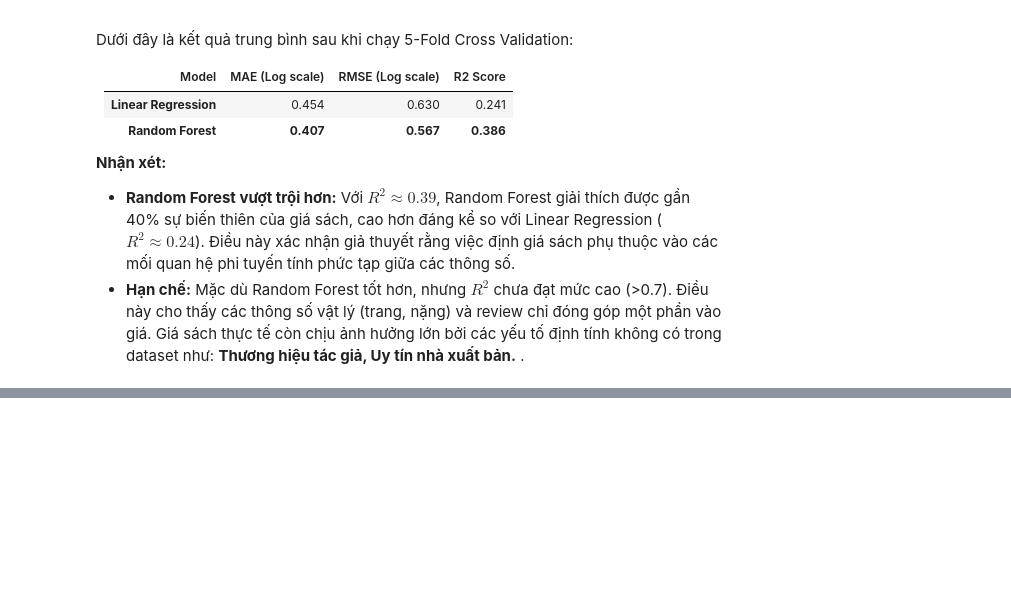
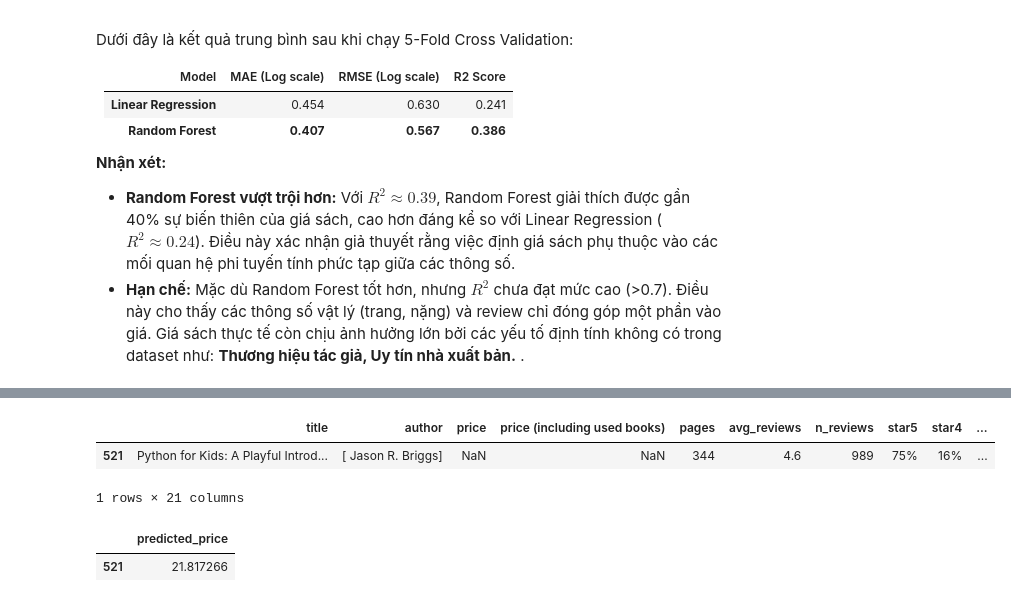
Before and after one commit to dihungg/amazonbook, a Jupyter notebook: Question.ipynb, the cells around one changed output, grey strips where cells are left out. Saved outputs shown, nothing was run; the diff lists cells and outputs as text; code cells hidden in the pictures; blank space fills up the shorter version.

```diff
--- a/Question.ipynb
+++ b/Question.ipynb
@@ -155,6 +155,7 @@ cols_fill_zero = [
 for col in cols_fill_zero:
     Amazon_books[col] = Amazon_books[col].fillna(0)
 
+Amazon_books_test = Amazon_books.copy()
 # Thay giá trị trung bình với các cột weight_lbs và volume
 cols_fill_mean = ['weight_lbs', 'volume']
 for col in cols_fill_mean:
@@ -774,0 +823,9 @@ Dưới đây là kết quả trung bình sau khi chạy 5-Fold Cross Validation
+# %%
+# Tìm sách thiếu giá trị ở cột price nhưng các giá trị ở feature đầy đủ
+Amazon_books_missing_price = Amazon_books_test[Amazon_books_test['price'].isna()]
+Amazon_books_missing_price = Amazon_books_missing_price.dropna(subset=features)
+Amazon_books_missing_price
+# %% [output]
+|  | title | author | price | price (including used books) | pages | avg_reviews | n_reviews | star5 | star4 | ... |
+| 521 | Python for Kids: A Playful Introd... | [ Jason R. Briggs] | NaN | NaN | 344 | 4.6 | 989 | 75% | 16% | ... |
+1 rows × 21 columns
@@ -774,0 +870,8 @@ Dưới đây là kết quả trung bình sau khi chạy 5-Fold Cross Validation
+# %%
+data_predict_features = Amazon_books_missing_price[features]
+predicted_log_prices = rf_model.predict(data_predict_features)
+Amazon_books_missing_price['predicted_price'] = np.expm1(predicted_log_prices)
+Amazon_books_missing_price[['predicted_price']].head()
+# %% [output]
+|  | predicted_price |
+| 521 | 21.817266 |
```
Also changed, not shown: parts of 17 cells of this notebook.
